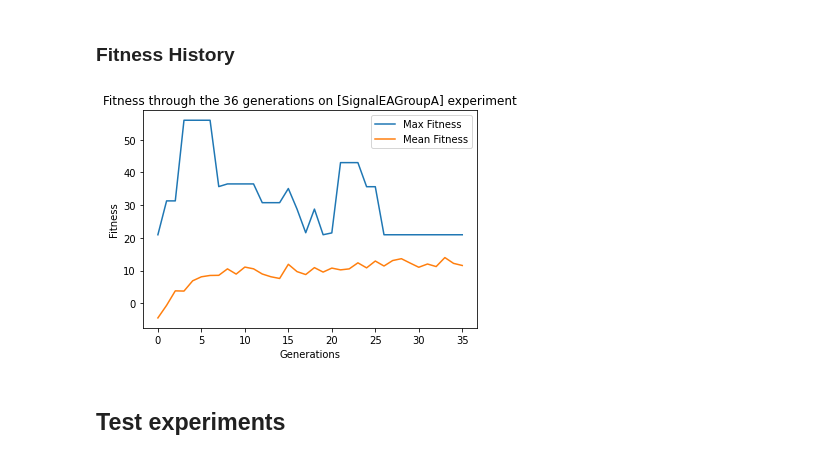
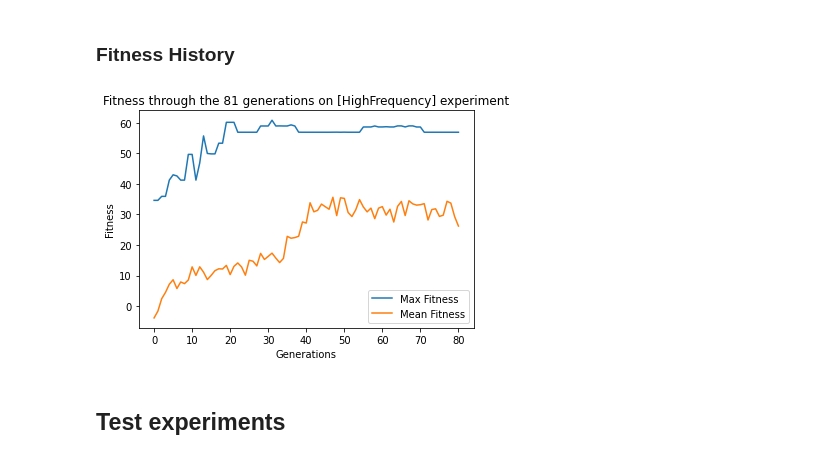
Before and after one commit to alexandru-dochian/evolutionary_algorithms, a Jupyter notebook: Graphs.ipynb, the cells around one changed output. Drawn from its saved outputs; the diff is of its cells as text; code cells hidden in the pictures.

```diff
--- a/Graphs.ipynb
+++ b/Graphs.ipynb
@@ -5,32 +5,32 @@
 # %%
 import pathlib
 import matplotlib.pyplot as plt
 import numpy as np
 
 from evoman_wrapper.persistence.DiskUtils import DiskUtils
 
 
-EXPERIMENT_NAME = "SignalEAGroupA"
-GENERATION = 35
+EXPERIMENT_NAME = "HighFrequency"
+GENERATION = 80
 FILE_NAME = "Overview.json"
 path = pathlib.Path("{}/train/Generation{}/{}".format(EXPERIMENT_NAME, GENERATION, FILE_NAME)).resolve()
 last_generation_overview = DiskUtils.load(path)
 
 fitness_max_history = last_generation_overview["fitness_max_history"]
 fitness_mean_history = last_generation_overview["fitness_mean_history"]
 assert len(fitness_max_history) == len(fitness_mean_history), "Logging is corrupted!"
 
 x_limit = len(fitness_max_history)
 x_axis = np.linspace(0, x_limit- 1, x_limit)
 plt.plot(x_axis, fitness_max_history, label = 'Max Fitness')
 plt.plot(x_axis, fitness_mean_history, label = 'Mean Fitness')
 plt.legend()
 plt.title("Fitness through the {} generations on [{}] experiment".format(x_limit, EXPERIMENT_NAME))
 plt.xlabel('Generations')
 plt.ylabel('Fitness')
 plt.show()
 # %% [output]
-[figure, old version]
+[figure, new version]
 # %% [markdown]
 ## Test experiments
 # %%
```
Also changed, not shown: 10 other files.
